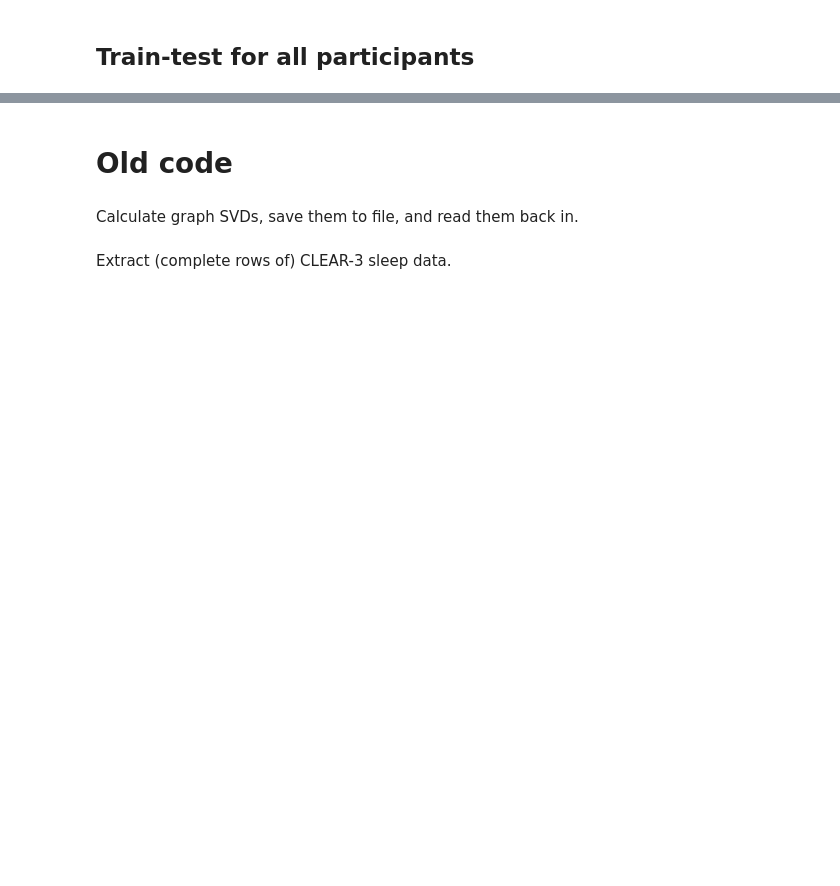
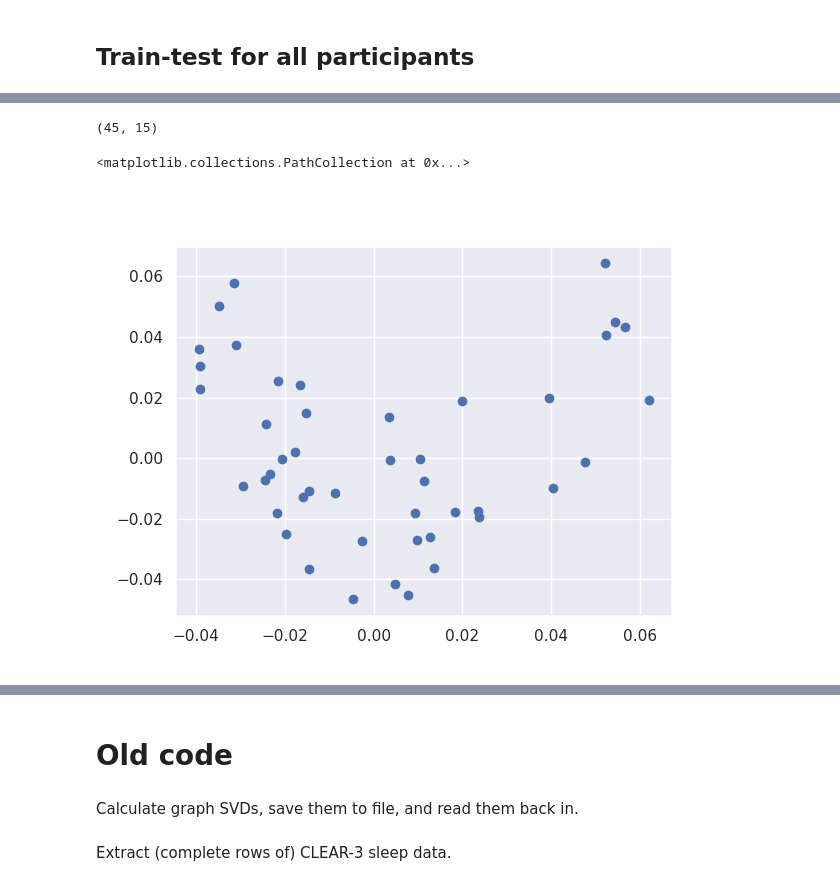
Before and after one commit to Valkje/graph-svd, a Jupyter notebook: clear3_sleep.ipynb, the cells around one changed output, grey strips where cells are left out. Saved outputs shown, nothing was run; the diff lists cells and outputs as text; code cells hidden in the pictures; blank space fills up the shorter version.

```diff
--- a/clear3_sleep.ipynb
+++ b/clear3_sleep.ipynb
@@ -803,0 +602,8 @@ sleep_pred.to_parquet(join(dat_dir, 'spleep_pred_10_90.parquet'))
+# %%
+n_bins = 15
+
+svd_mat = svd_mats_list[0]
+hist, bin_edges = np.histogram(svd_mat, bins=n_bins, range=(0, 1), density=True)
+bin_locs = np.convolve(bin_edges, [0.5, 0.5], "valid") # Pairwise average
+# %%
+hists = {p: np.histogram(svd['test'], bins=n_bins, range=(0, 1), density=True)[0] for p, svd in svd_mats.items()}
@@ -803,0 +642,19 @@ sleep_pred.to_parquet(join(dat_dir, 'spleep_pred_10_90.parquet'))
+# %%
+# n_samples (participants) X n_features (bins)
+hists_features = np.vstack(list(hists.values()))
+hists_features.shape
+# %% [output]
+(45, 15)
+# %%
+# This drops the first (smallest) component
+se = SpectralEmbedding(n_components=3, affinity='rbf', eigen_solver='arpack', gamma=1/hists_features.shape[1])
+embedding = se.fit_transform(hists_features)
+# %%
+# %matplotlib inline
+
+plt.close()
+
+plt.scatter(embedding[:, 0], embedding[:, 1])
+# %% [output]
+<matplotlib.collections.PathCollection at 0x...>
+[figure, added]
```
Also changed, not shown: parts of 126 cells of this notebook.
